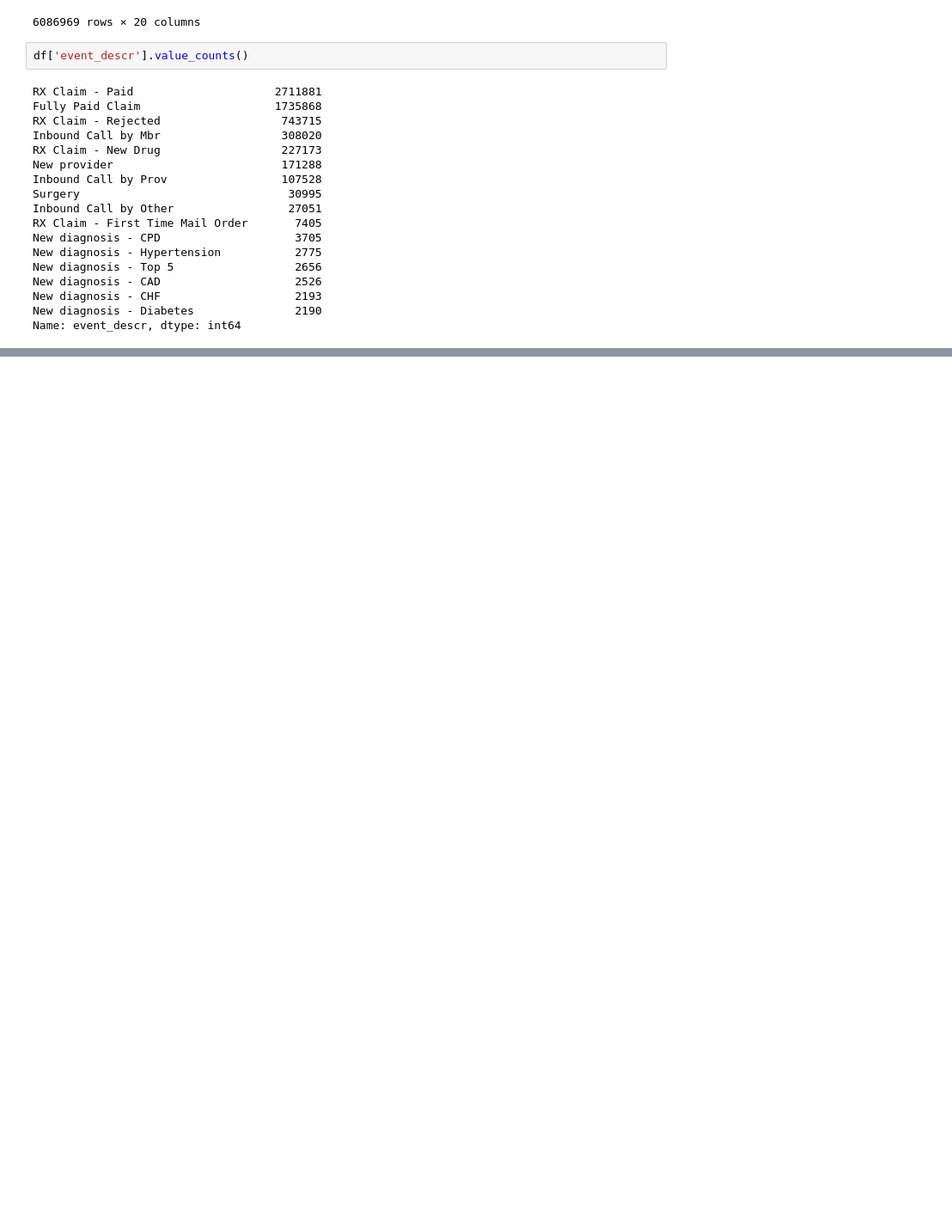
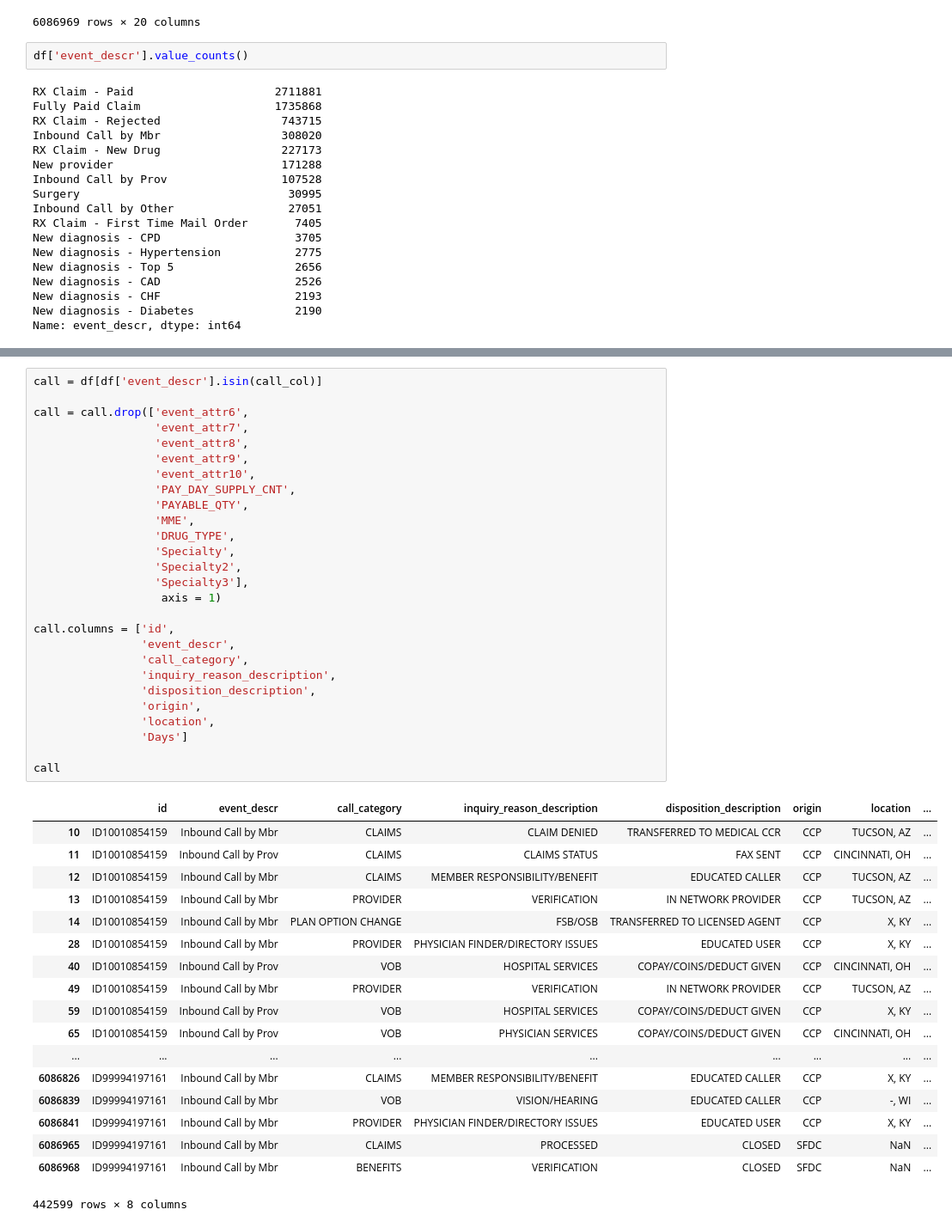
Before and after one commit to chenson2018/Humana-Mays-Competition, a Jupyter notebook: Exploration.ipynb, the cells around one changed output, grey strips where cells are left out. Shown at 86% size. Cells and saved outputs as stored; diff of their text form; blank space fills up the shorter version.

```diff
--- a/Exploration.ipynb
+++ b/Exploration.ipynb
@@ -51,0 +108,46 @@ new_diagnosis = ['New diagnosis - CPD',
+# %%
+call = df[df['event_descr'].isin(call_col)]
+
+call = call.drop(['event_attr6',
+                  'event_attr7',
+                  'event_attr8',
+                  'event_attr9',
+                  'event_attr10',
+                  'PAY_DAY_SUPPLY_CNT',
+                  'PAYABLE_QTY',
+                  'MME',
+                  'DRUG_TYPE',
+                  'Specialty',
+                  'Specialty2',
+                  'Specialty3'],
+                   axis = 1)
+
+call.columns = ['id',
+                'event_descr',
+                'call_category',
+                'inquiry_reason_description',
+                'disposition_description',
+                'origin',
+                'location',
+                'Days']
+
+call
+# %% [output]
+|  | id | event_descr | call_category | inquiry_reason_description | disposition_description | origin | location | ... |
+| 10 | ID10010854159 | Inbound Call by Mbr | CLAIMS | CLAIM DENIED | TRANSFERRED TO MEDICAL CCR | CCP | TUCSON, AZ | ... |
+| 11 | ID10010854159 | Inbound Call by Prov | CLAIMS | CLAIMS STATUS | FAX SENT | CCP | CINCINNATI, OH | ... |
+| 12 | ID10010854159 | Inbound Call by Mbr | CLAIMS | MEMBER RESPONSIBILITY/BENEFIT | EDUCATED CALLER | CCP | TUCSON, AZ | ... |
+| 13 | ID10010854159 | Inbound Call by Mbr | PROVIDER | VERIFICATION | IN NETWORK PROVIDER | CCP | TUCSON, AZ | ... |
+| 14 | ID10010854159 | Inbound Call by Mbr | PLAN OPTION CHANGE | FSB/OSB | TRANSFERRED TO LICENSED AGENT | CCP | X, KY | ... |
+| 28 | ID10010854159 | Inbound Call by Mbr | PROVIDER | PHYSICIAN FINDER/DIRECTORY ISSUES | EDUCATED USER | CCP | X, KY | ... |
+| 40 | ID10010854159 | Inbound Call by Prov | VOB | HOSPITAL SERVICES | COPAY/COINS/DEDUCT GIVEN | CCP | CINCINNATI, OH | ... |
+| 49 | ID10010854159 | Inbound Call by Mbr | PROVIDER | VERIFICATION | IN NETWORK PROVIDER | CCP | TUCSON, AZ | ... |
+| 59 | ID10010854159 | Inbound Call by Prov | VOB | HOSPITAL SERVICES | COPAY/COINS/DEDUCT GIVEN | CCP | X, KY | ... |
+| 65 | ID10010854159 | Inbound Call by Prov | VOB | PHYSICIAN SERVICES | COPAY/COINS/DEDUCT GIVEN | CCP | CINCINNATI, OH | ... |
+| ... | ... | ... | ... | ... | ... | ... | ... | ... |
+| 6086826 | ID99994197161 | Inbound Call by Mbr | CLAIMS | MEMBER RESPONSIBILITY/BENEFIT | EDUCATED CALLER | CCP | X, KY | ... |
+| 6086839 | ID99994197161 | Inbound Call by Mbr | VOB | VISION/HEARING | EDUCATED CALLER | CCP | -, WI | ... |
+| 6086841 | ID99994197161 | Inbound Call by Mbr | PROVIDER | PHYSICIAN FINDER/DIRECTORY ISSUES | EDUCATED USER | CCP | X, KY | ... |
+| 6086965 | ID99994197161 | Inbound Call by Mbr | CLAIMS | PROCESSED | CLOSED | SFDC | NaN | ... |
+| 6086968 | ID99994197161 | Inbound Call by Mbr | BENEFITS | VERIFICATION | CLOSED | SFDC | NaN | ... |
+442599 rows × 8 columns
```
Also changed, not shown: parts of 7 cells of this notebook, 1 other file.
